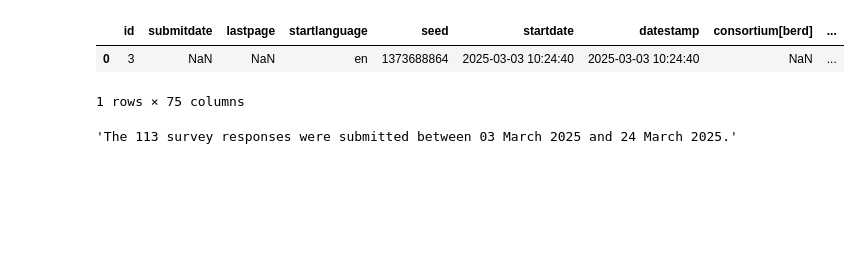
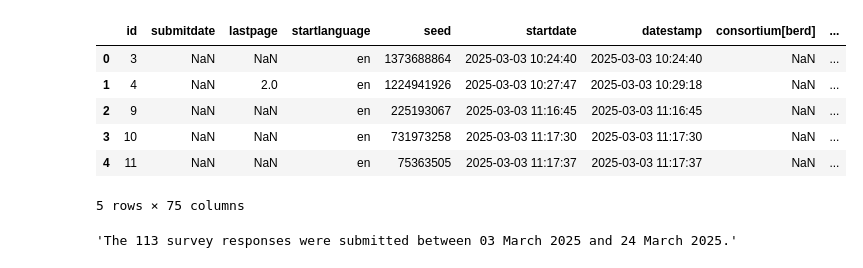
Before and after one commit to KonradHoeffner/softwaresurvey, a Jupyter notebook: results.ipynb, the cells around one changed output. Saved outputs shown, nothing was run; the diff lists cells and outputs as text; code cells hidden in the pictures; blank space fills up the shorter version.

```diff
--- a/results.ipynb
+++ b/results.ipynb
@@ -1,16 +1,20 @@
 # %%
 from IPython.display import display, Markdown
 import re
 import numpy as np
 import matplotlib.pyplot as plt
 import pandas as pd
 pd.set_option('display.max_rows', None)
 df = pd.read_csv('results.csv')
-df.head(1)
+df.head(5)
 # %% [output]
 |  | id | submitdate | lastpage | startlanguage | seed | startdate | datestamp | consortium[berd] | ... |
 | 0 | 3 | NaN | NaN | en | 1373688864 | 2025-03-03 10:24:40 | 2025-03-03 10:24:40 | NaN | ... |
+| 1 | 4 | NaN | 2.0 | en | 1224941926 | 2025-03-03 10:27:47 | 2025-03-03 10:29:18 | NaN | ... |
+| 2 | 9 | NaN | NaN | en | 225193067 | 2025-03-03 11:16:45 | 2025-03-03 11:16:45 | NaN | ... |
+| 3 | 10 | NaN | NaN | en | 731973258 | 2025-03-03 11:17:30 | 2025-03-03 11:17:30 | NaN | ... |
+| 4 | 11 | NaN | NaN | en | 75363505 | 2025-03-03 11:17:37 | 2025-03-03 11:17:37 | NaN | ... |
-1 rows × 75 columns
+5 rows × 75 columns
 # %%
 df["startdate"] = pd.to_datetime(df["startdate"]).dt.date
 date_series = df["startdate"].dropna()
```
Also changed, not shown: parts of 8 cells of this notebook.
